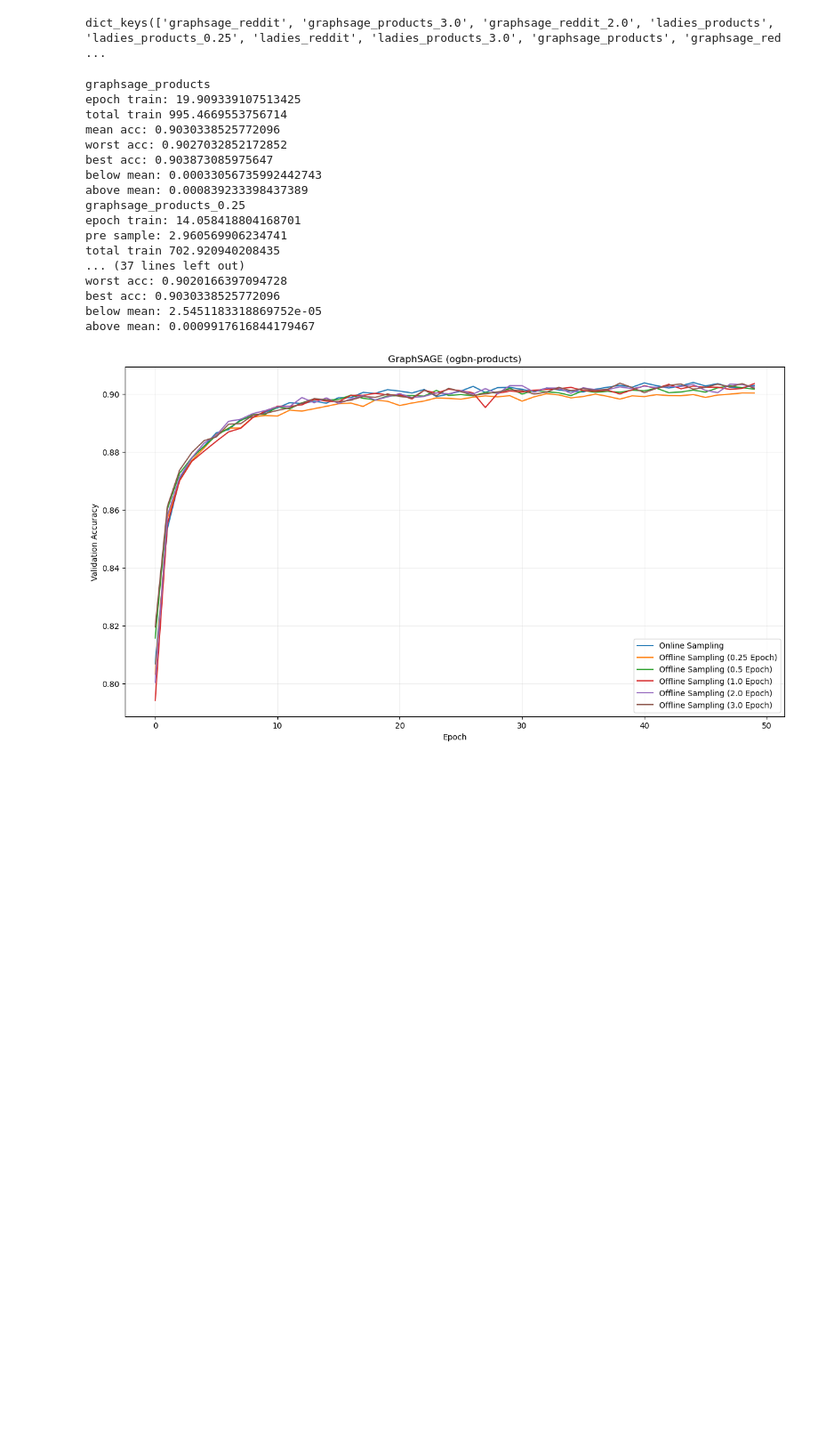
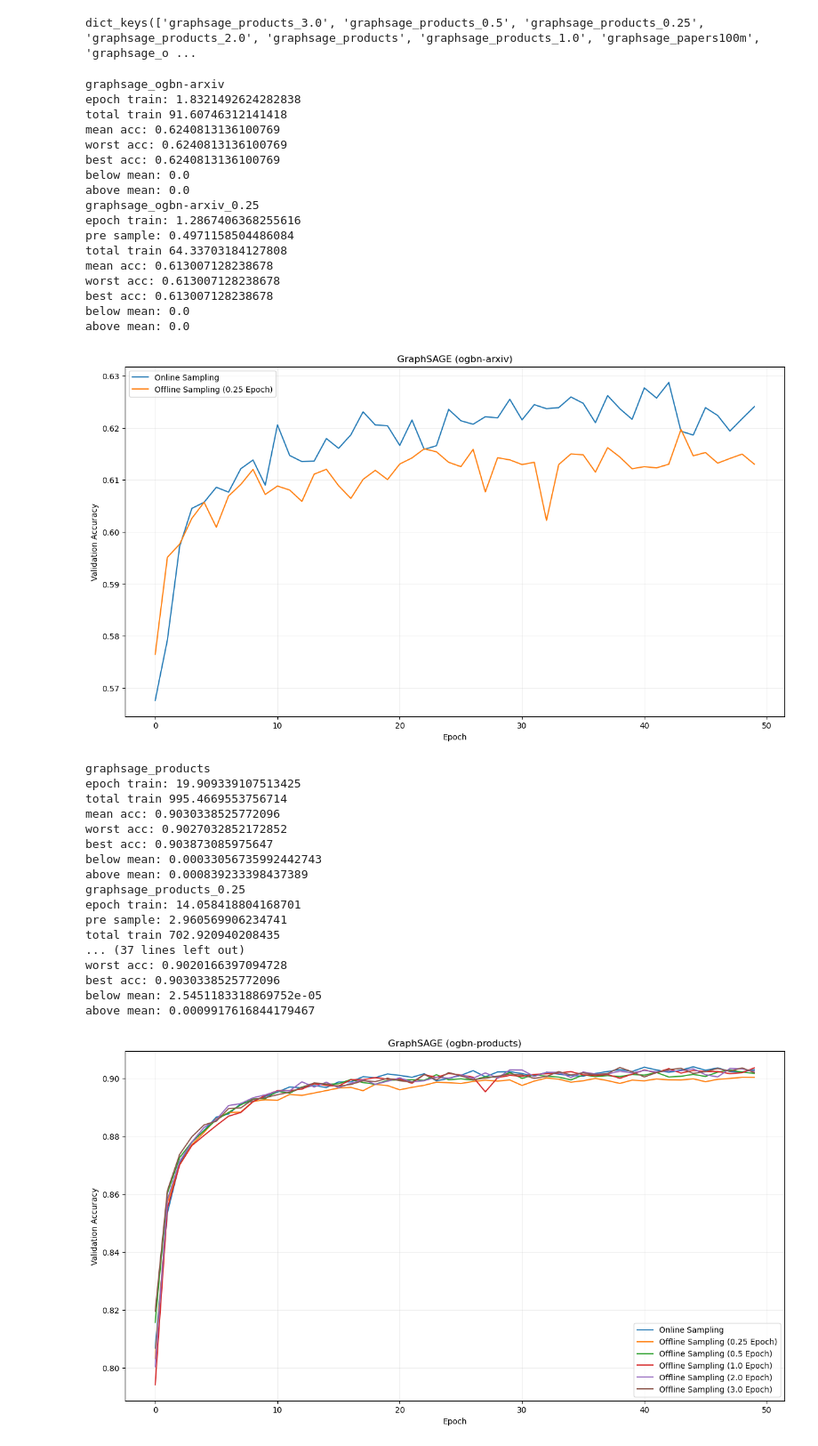
Before and after one commit to Liu-rj/DiskGNN, a Jupyter notebook: preliminary/plot.ipynb, the cells around one changed output. Shown: that part at 89% size. Cells and saved outputs as stored; diff of their text form; code cells hidden in the pictures; blank space fills up the shorter version.

```diff
--- a/preliminary/plot.ipynb
+++ b/preliminary/plot.ipynb
@@ -44,14 +44,15 @@ from collections import defaultdict
 dfs = defaultdict(list)
 for name in file_names:
     key = name.split('_')[:3]
-    if is_number(key[2]):
-        dfs['_'.join(key)].append(pd.read_csv('data/' + name))
-    else:
-        dfs['_'.join(key[:2])].append(pd.read_csv('data/' + name))
+    if len(key) > 1:
+        if is_number(key[2]):
+            dfs['_'.join(key)].append(pd.read_csv('data/' + name))
+        else:
+            dfs['_'.join(key[:2])].append(pd.read_csv('data/' + name))
 # %%
 dfs.keys()
 # %% [output]
-dict_keys(['graphsage_reddit', 'graphsage_products_3.0', 'graphsage_reddit_2.0', 'ladies_products', 'ladies_products_0.25', 'ladies_reddit', 'ladies_products_3.0', 'graphsage_products', 'graphsage_red ...
+dict_keys(['graphsage_products_3.0', 'graphsage_products_0.5', 'graphsage_products_0.25', 'graphsage_products_2.0', 'graphsage_products', 'graphsage_products_1.0', 'graphsage_papers100m', 'graphsage_o ...
 # %%
 def anlyze_data(dfs, epoch, prefix, title):
     plt.figure(figsize=(15, 8))
@@ -95,6 +96,27 @@ def anlyze_data(dfs, epoch, prefix, title):
     plt.title(title)
     plt.legend()
     plt.show()
+# %%
+anlyze_data(dfs, 50, 'graphsage_ogbn-arxiv', 'GraphSAGE (ogbn-arxiv)')
+# %% [output]
+graphsage_ogbn-arxiv
+epoch train: 1.8321492624282838
+total train 91.60746312141418
+mean acc: 0.6240813136100769
+worst acc: 0.6240813136100769
+best acc: 0.6240813136100769
+below mean: 0.0
+above mean: 0.0
+graphsage_ogbn-arxiv_0.25
+epoch train: 1.2867406368255616
+pre sample: 0.4971158504486084
+total train 64.33703184127808
+mean acc: 0.613007128238678
+worst acc: 0.613007128238678
+best acc: 0.613007128238678
+below mean: 0.0
+above mean: 0.0
+[figure, added]
 # %%
 anlyze_data(dfs, 50, 'graphsage_products', 'GraphSAGE (ogbn-products)')
 # %% [output]
```
Also changed, not shown: parts of 2 cells of this notebook, 5 other files.
